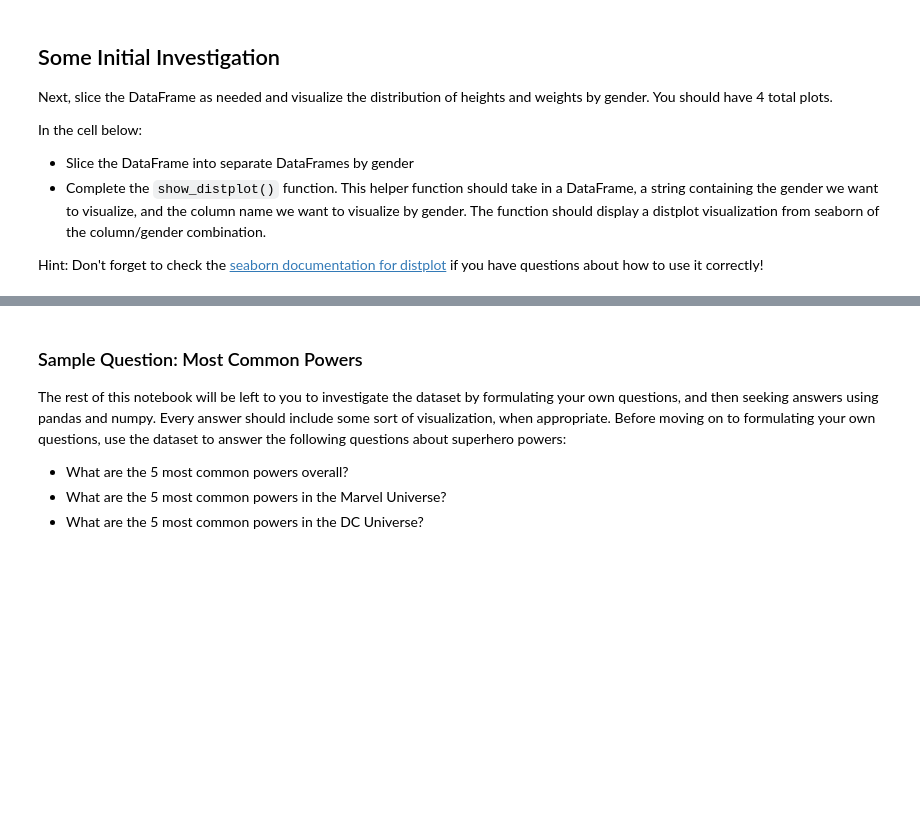
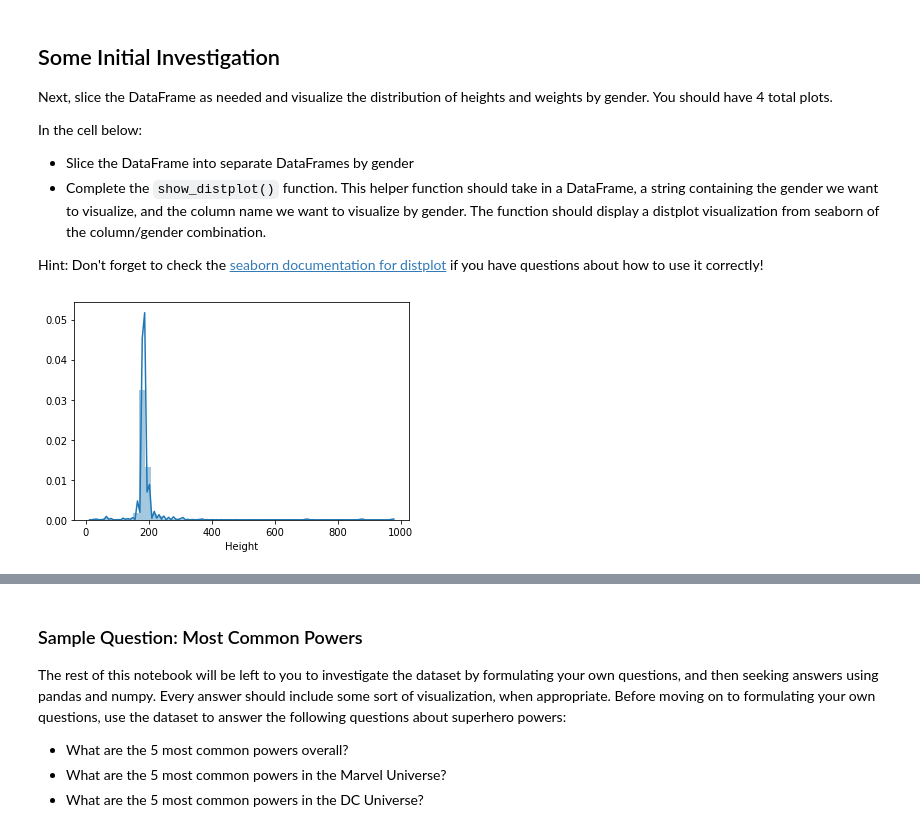
Before and after one commit to wblakedalton/dsc-data-cleaning-project-online-ds-sp-000, a Jupyter notebook: index.ipynb, the cells around one changed output, grey strips where cells are left out. Cells and saved outputs as stored; diff of their text form; code cells hidden in the pictures; blank space fills up the shorter version.

```diff
--- a/index.ipynb
+++ b/index.ipynb
@@ -254,4 +268,20 @@ def show_distplot(dataframe, gender, column_name):
+# %%
+male_heroes_df = hero_power_df[hero_power_df['Gender'] == 'Male']
+female_heroes_df = hero_power_df[hero_power_df['Gender'] == 'Female']
+
+def show_distplot(dataframe, gender, column_name):
+    if gender == 'Male':
+        dataframe = male_heroes_df
+        sns.distplot(dataframe[column_name])
+        plt.show()
+    else:
+        dataframe = female_heroes_df
+        sns.distplot(dataframe[column_name])
+        plt.show()
 # %%
 # Male Height
+show_distplot(male_heroes_df, 'Male', 'Height')
+# %% [output]
+[figure, added]
 # %%
 # Male Weight
```
Also changed, not shown: parts of 34 cells of this notebook.
